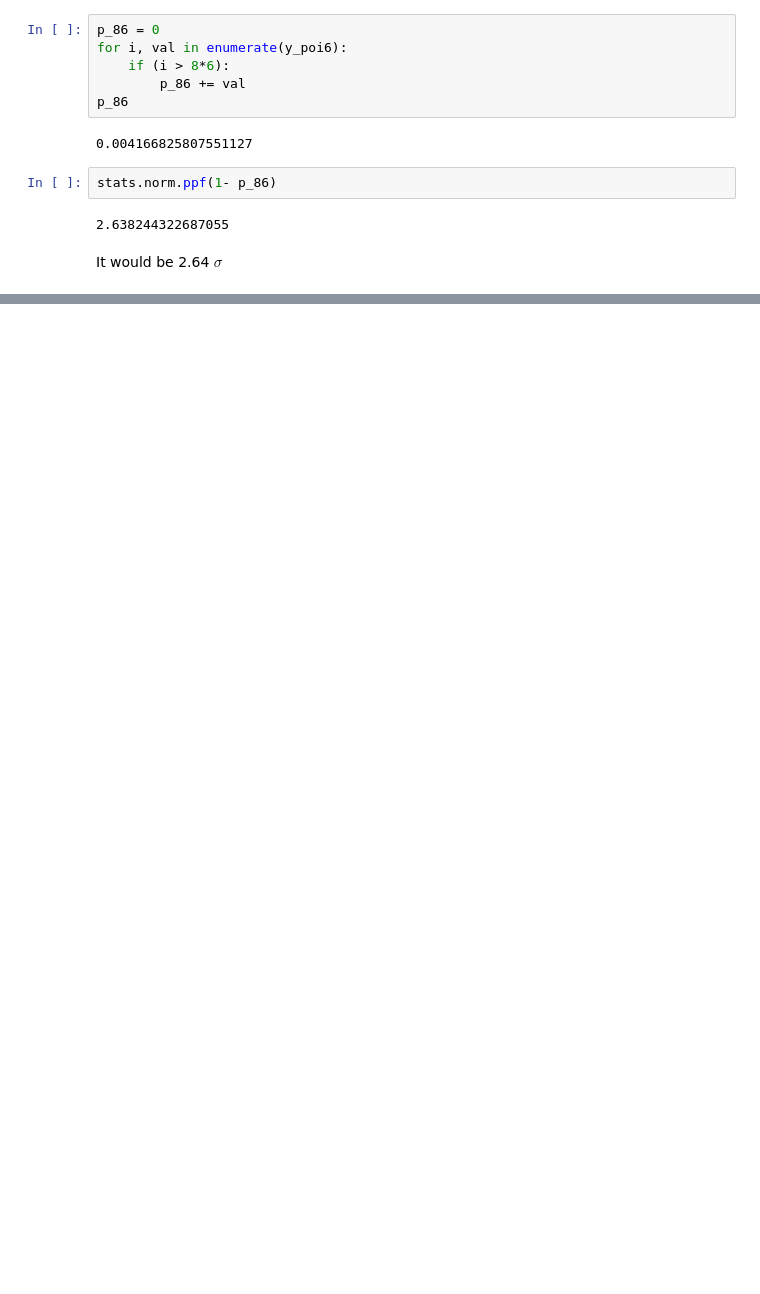
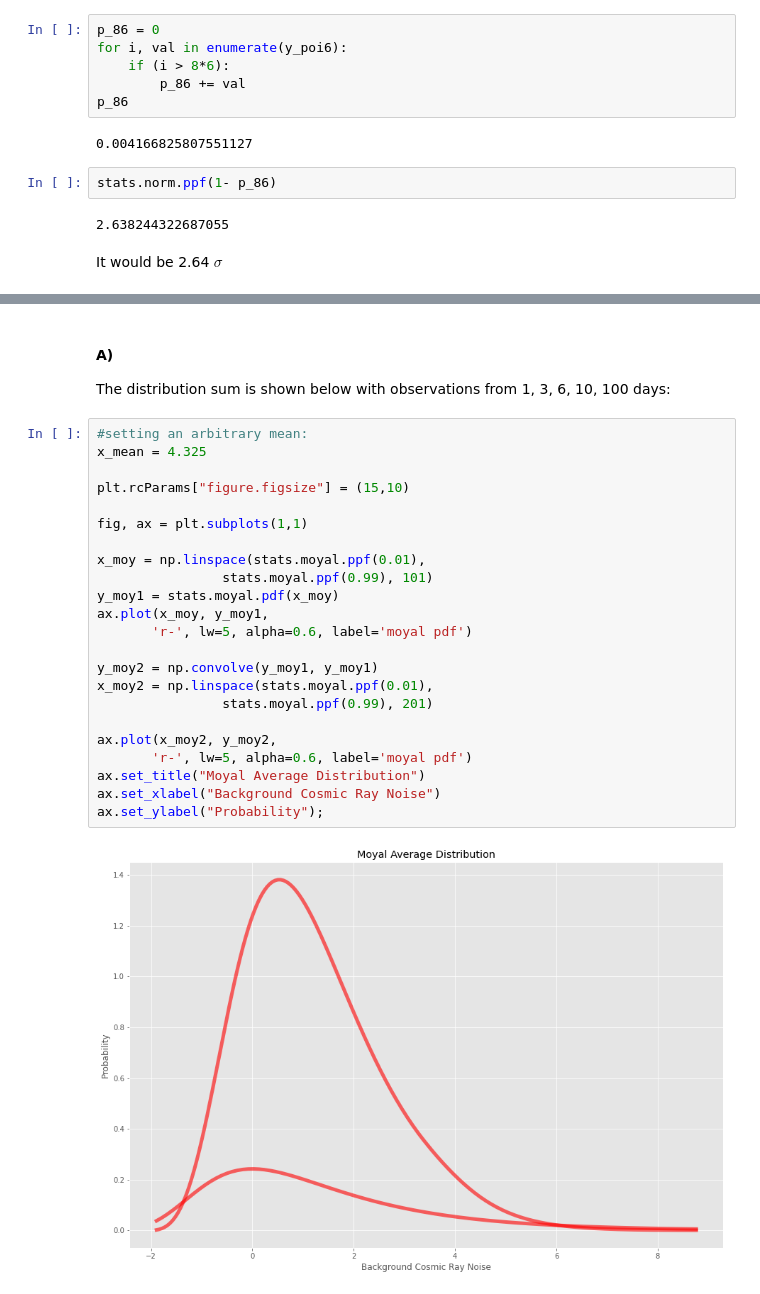
Before and after one commit to HaikunXue/Phys-434-lab, a Jupyter notebook: Lab 2.ipynb, the cells around one changed output, grey strips where cells are left out. Cells and saved outputs as stored; diff of their text form; blank space fills up the shorter version.

```diff
--- a/Lab 2.ipynb
+++ b/Lab 2.ipynb
@@ -129,0 +165,28 @@ It would be 2.64 $\sigma$
+# %% [markdown]
+#### A)
+The distribution sum is shown below with observations from 1, 3, 6, 10, 100 days:
+# %%
+#setting an arbitrary mean:
+x_mean = 4.325
+
+plt.rcParams["figure.figsize"] = (15,10)
+
+fig, ax = plt.subplots(1,1)
+
+x_moy = np.linspace(stats.moyal.ppf(0.01),
+                stats.moyal.ppf(0.99), 101)
+y_moy1 = stats.moyal.pdf(x_moy)
+ax.plot(x_moy, y_moy1,
+       'r-', lw=5, alpha=0.6, label='moyal pdf')
+
+y_moy2 = np.convolve(y_moy1, y_moy1)
+x_moy2 = np.linspace(stats.moyal.ppf(0.01),
+                stats.moyal.ppf(0.99), 201)
+
+ax.plot(x_moy2, y_moy2,
+       'r-', lw=5, alpha=0.6, label='moyal pdf')
+ax.set_title("Moyal Average Distribution")
+ax.set_xlabel("Background Cosmic Ray Noise")
+ax.set_ylabel("Probability");
+# %% [output]
+[figure, added]
```
Also changed, not shown: parts of 13 cells of this notebook.
